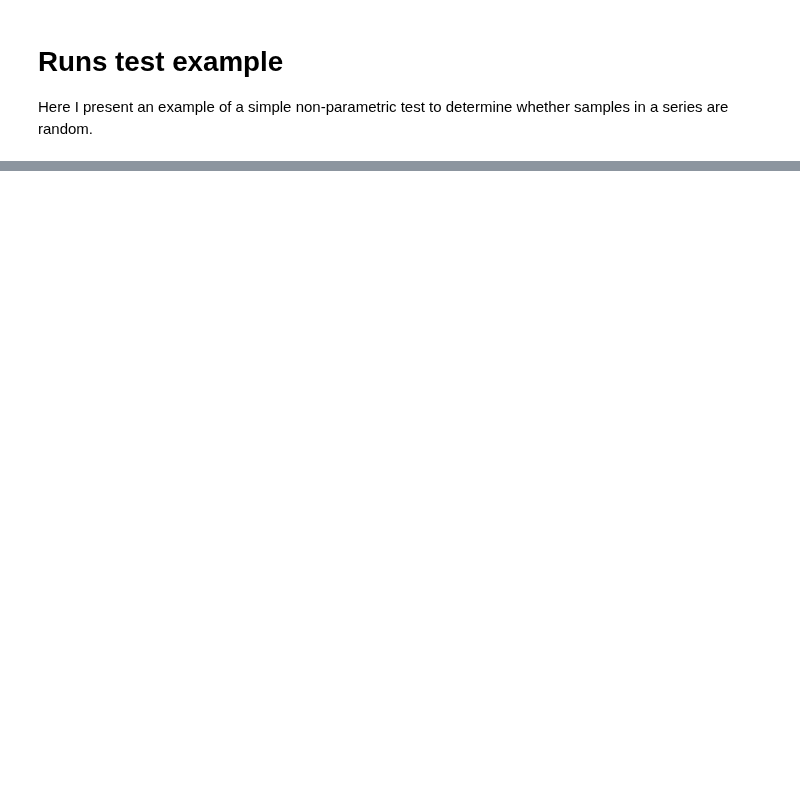
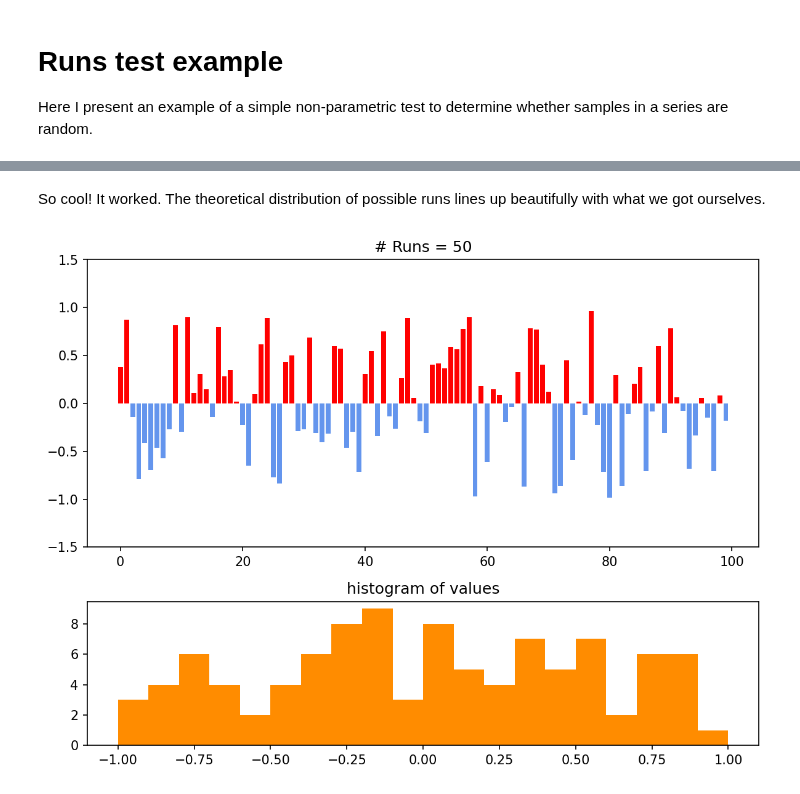
Before and after one commit to kjmayer/ats655-coursematerial, a Jupyter notebook: jupyter_notebooks/runsTest.ipynb, the cells around one changed output, grey strips where cells are left out. Cells and saved outputs as stored; diff of their text form; code cells hidden in the pictures; blank space fills up the shorter version.

```diff
--- a/jupyter_notebooks/runsTest.ipynb
+++ b/jupyter_notebooks/runsTest.ipynb
@@ -93,0 +115,36 @@ plt.show()
+# %% [markdown]
+So cool! It worked. The theoretical distribution of possible runs lines up beautifully with what we got ourselves.
+# %%
+N = 100
+rand = 0
+x = np.random.uniform(-1.,1.,N)
+series = []
+for i,v in enumerate(x):
+    val = v+rand
+    series.append(val)
+    if(val>0):
+        rand = .0
+    else:
+        rand = 0.
+series = np.asarray(series)
+
+# plot the figure
+spec = gridspec.GridSpec(ncols=1, nrows=2, height_ratios=[2, 1])
+fig=plt.figure(figsize=(8,6))
+
+ax0 = fig.add_subplot(spec[0])
+i = np.where(series>=0)
+plt.bar(np.arange(0,N)[i],series[i],color='red')
+i = np.where(series<0)
+plt.bar(np.arange(0,N)[i],series[i],color='cornflowerblue')
+plt.ylim(-1.5,1.5)
+plt.title('# Runs = ' + str(count_runs(series)))
+
+ax1 = fig.add_subplot(spec[1])
+plt.hist(series, bins = np.arange(-1,1.1,.1),color='darkorange')
+plt.title('histogram of values')
+
+plt.tight_layout()
+plt.show()
+# %% [output]
+[figure, added]
```
Also changed, not shown: parts of 18 cells of this notebook, 1 other file.
